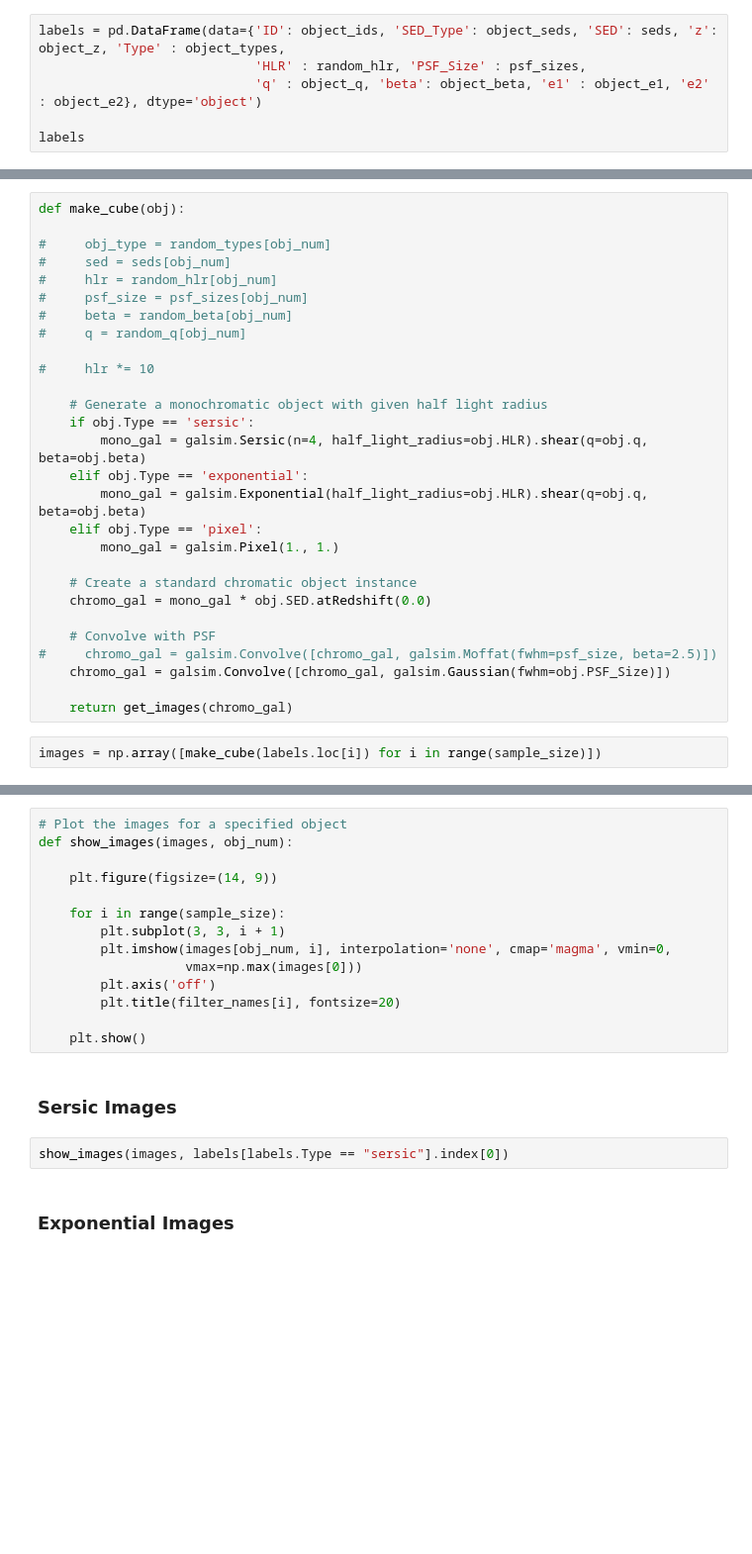
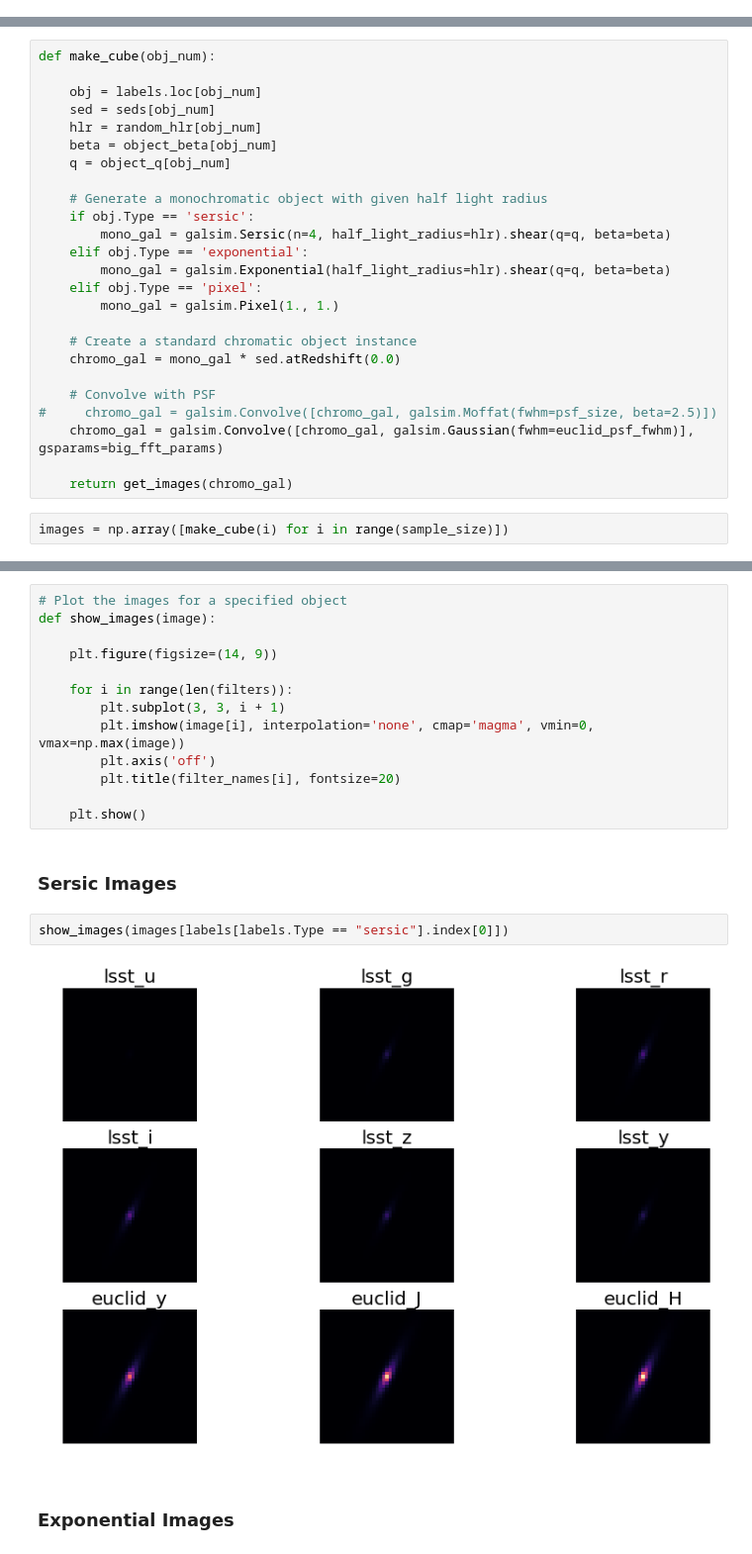
Before and after one commit to sfarrens/dedale, a Jupyter notebook: GalSim_Chromatic_new2.ipynb, the cells around one changed output, grey strips where cells are left out. Shown at 99% size. Drawn from its saved outputs; the diff is of its cells as text; blank space fills up the shorter version.

```diff
--- a/GalSim_Chromatic_new2.ipynb
+++ b/GalSim_Chromatic_new2.ipynb
@@ -145,6 +143,0 @@ object_types = np.array([types[np.random.randint(0, 3)] for obj_id in object_ids
-# %%
-labels = pd.DataFrame(data={'ID': object_ids, 'SED_Type': object_seds, 'SED': seds, 'z': object_z, 'Type' : object_types,
-                            'HLR' : random_hlr, 'PSF_Size' : psf_sizes,
-                            'q' : object_q, 'beta': object_beta, 'e1' : object_e1, 'e2' : object_e2}, dtype='object')
-
-labels
@@ -198,35 +171,32 @@ def get_images(chromatic_object):
 
 The following cell generates the multiband galaxy images and assignes the random half-light radius, angle and shear values defined above.
 # %%
-def make_cube(obj):
+def make_cube(obj_num):
 
-#     obj_type = random_types[obj_num]
-#     sed = seds[obj_num]
-#     hlr = random_hlr[obj_num]
-#     psf_size = psf_sizes[obj_num]
-#     beta = random_beta[obj_num]
-#     q = random_q[obj_num]
-
-#     hlr *= 10
+    obj = labels.loc[obj_num]
+    sed = seds[obj_num]
+    hlr = random_hlr[obj_num]
+    beta = object_beta[obj_num]
+    q = object_q[obj_num]
 
     # Generate a monochromatic object with given half light radius
     if obj.Type == 'sersic':
-        mono_gal = galsim.Sersic(n=4, half_light_radius=obj.HLR).shear(q=obj.q, beta=obj.beta)
+        mono_gal = galsim.Sersic(n=4, half_light_radius=hlr).shear(q=q, beta=beta)
     elif obj.Type == 'exponential':
-        mono_gal = galsim.Exponential(half_light_radius=obj.HLR).shear(q=obj.q, beta=obj.beta)
+        mono_gal = galsim.Exponential(half_light_radius=hlr).shear(q=q, beta=beta)
     elif obj.Type == 'pixel':
         mono_gal = galsim.Pixel(1., 1.)
 
     # Create a standard chromatic object instance
-    chromo_gal = mono_gal * obj.SED.atRedshift(0.0)
+    chromo_gal = mono_gal * sed.atRedshift(0.0)
 
     # Convolve with PSF
 #     chromo_gal = galsim.Convolve([chromo_gal, galsim.Moffat(fwhm=psf_size, beta=2.5)])
-    chromo_gal = galsim.Convolve([chromo_gal, galsim.Gaussian(fwhm=obj.PSF_Size)])
+    chromo_gal = galsim.Convolve([chromo_gal, galsim.Gaussian(fwhm=euclid_psf_fwhm)], gsparams=big_fft_params)
 
     return get_images(chromo_gal)
 # %%
-images = np.array([make_cube(labels.loc[i]) for i in range(sample_size)])
+images = np.array([make_cube(i) for i in range(sample_size)])
 # %% [markdown]
 ## Sample Outputs
 ---
@@ -233,13 +221,12 @@ images = np.array([make_cube(labels.loc[i]) for i in range(sample_size)])
 # %%
 # Plot the images for a specified object
-def show_images(images, obj_num):
+def show_images(image):
 
     plt.figure(figsize=(14, 9))
 
-    for i in range(sample_size):
+    for i in range(len(filters)):
         plt.subplot(3, 3, i + 1)
-        plt.imshow(images[obj_num, i], interpolation='none', cmap='magma', vmin=0,
-                   vmax=np.max(images[0]))
+        plt.imshow(image[i], interpolation='none', cmap='magma', vmin=0, vmax=np.max(image))
         plt.axis('off')
         plt.title(filter_names[i], fontsize=20)
 
@@ -247,7 +234,9 @@ def show_images(images, obj_num):
 # %% [markdown]
 ### Sersic Images
 # %%
-show_images(images, labels[labels.Type == "sersic"].index[0])
+show_images(images[labels[labels.Type == "sersic"].index[0]])
+# %% [output]
+[figure, added]
 # %% [markdown]
 ### Exponential Images
 # %%
```
Also changed, not shown: parts of 19 cells of this notebook.
